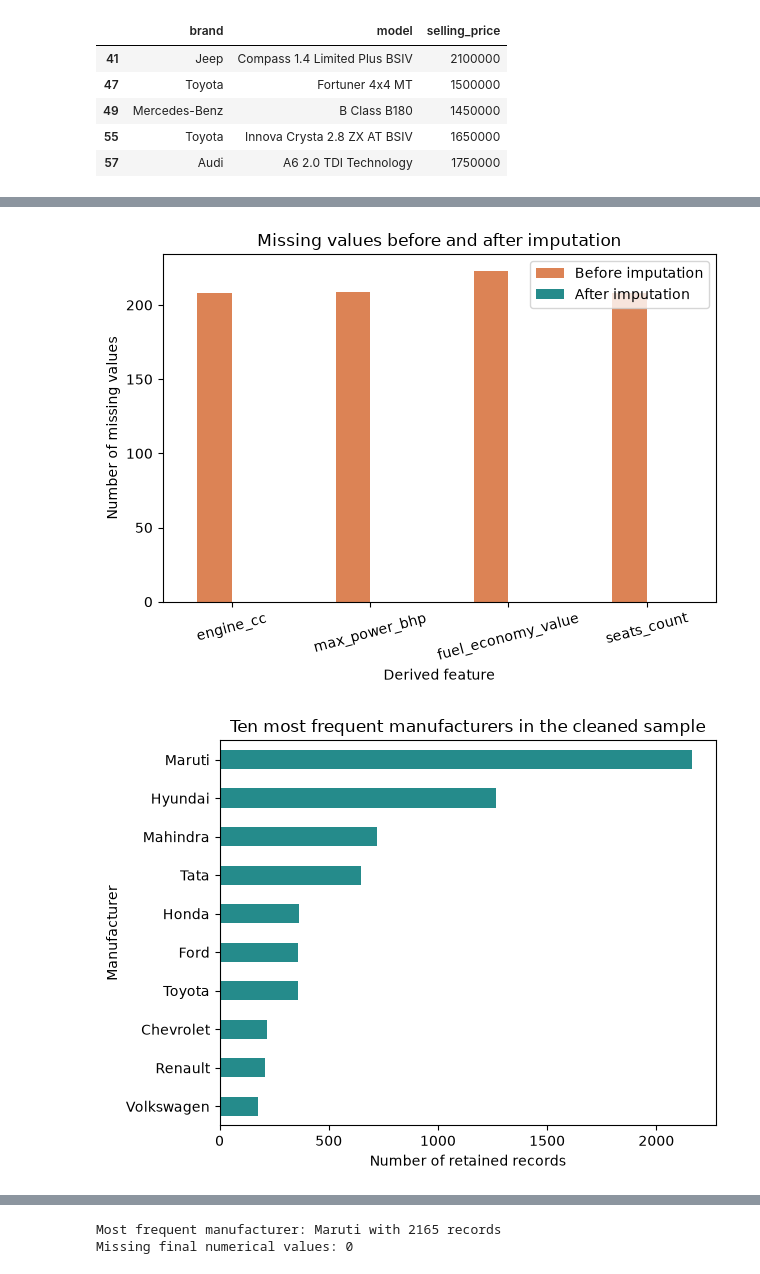
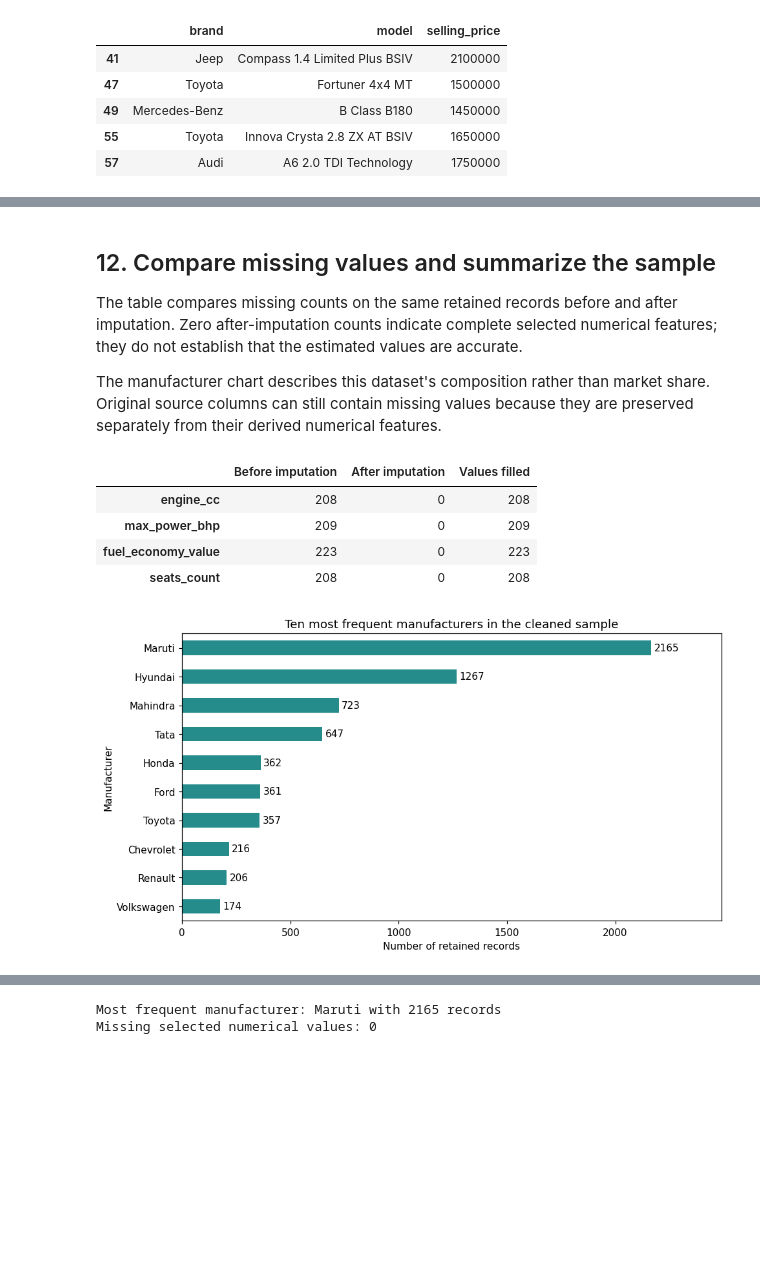
Before and after one commit to ricardo-mohammed/cleaning-imputation-outliers, a Jupyter notebook: notebooks/cleaning_lab.ipynb, the cells around one changed output, grey strips where cells are left out. Saved outputs shown, nothing was run; the diff lists cells and outputs as text; code cells hidden in the pictures; blank space fills up the shorter version.

```diff
--- a/notebooks/cleaning_lab.ipynb
+++ b/notebooks/cleaning_lab.ipynb
@@ -307,20 +311,22 @@ outliers. A small positive odometer value is not automatically invalid.
 # %%
-import datetime
-import numpy as np
 for col in ["year", "selling_price", "km_driven", "seats"]:
     cars_clean[col] = pd.to_numeric(cars_clean[col], errors="coerce")
-current_year = datetime.datetime.now(datetime.timezone.utc).year
+
+current_year = datetime.now(timezone.utc).year
 valid_essential = (
     cars_clean["year"].between(1886, current_year + 1)
+    & cars_clean["year"].mod(1).eq(0)
     & cars_clean["selling_price"].gt(0)
     & cars_clean["km_driven"].ge(0)
+    & cars_clean["km_driven"].mod(1).eq(0)
 ).fillna(False)
+
 invalid_rows = cars_clean.loc[~valid_essential].copy()
 cars_clean = cars_clean.loc[valid_essential].copy()
 cars_clean["year"] = cars_clean["year"].astype("int64")
 cars_clean["km_driven"] = cars_clean["km_driven"].astype("int64")
-# Seats are a discrete count; invalid or fractional counts become missing.
+
 valid_seats = cars_clean["seats"].gt(0) & cars_clean["seats"].mod(1).eq(0)
 cars_clean.loc[~valid_seats, "seats"] = np.nan
-print("Rows excluded by essential-field validity checks:", len(invalid_rows))
+print("Rows excluded by essential-field checks:", len(invalid_rows))
 # %% [output]
@@ -467,30 +466,46 @@ not market share. Fuel economy is plotted separately by unit.
+# %% [markdown]
+## 12. Compare missing values and summarize the sample
+The table compares missing counts on the same retained records before and after
+imputation. Zero after-imputation counts indicate complete selected numerical
+features; they do not establish that the estimated values are accurate.
+
+The manufacturer chart describes this dataset's composition rather than market
+share. Original source columns can still contain missing values because they
+are preserved separately from their derived numerical features.
 # %%
-before_counts = before_imputation[["engine_cc", "max_power_bhp", "fuel_economy_value", "seats"]].isna().sum()
+before_counts = before_imputation[
+    ["engine_cc", "max_power_bhp", "fuel_economy_value", "seats"]
+].isna().sum()
 before_counts.index = final_numeric
 after_counts = cars_clean[final_numeric].isna().sum()
-missing_chart = pd.DataFrame({"Before imputation": before_counts, "After imputation": after_counts})
-ax = missing_chart.plot.bar(color=["#dc8355", "#258b8b"], rot=15)
-ax.set(title="Missing values before and after imputation", xlabel="Derived feature", ylabel="Number of missing values")
+
+missing_comparison = pd.DataFrame({
+    "Before imputation": before_counts,
+    "After imputation": after_counts,
+    "Values filled": cars_clean[imputation_flags].sum().to_numpy(),
+})
+display(missing_comparison)
+
+brand_counts = cars_clean["brand"].value_counts().head(10)
+ax = brand_counts.sort_values().plot.barh(figsize=(9, 5), color="#258b8b")
+ax.set(
+    title="Ten most frequent manufacturers in the cleaned sample",
+    xlabel="Number of retained records",
+    ylabel="Manufacturer",
+)
+for bars in ax.containers:
+    ax.bar_label(bars, padding=3)
+ax.margins(x=0.15)
 plt.tight_layout()
 plt.show()
 
-brand_counts = cars_clean["brand"].value_counts().head(10)
-ax = brand_counts.sort_values().plot.barh(color="#258b8b")
-ax.set(title="Ten most frequent manufacturers in the cleaned sample", xlabel="Number of retained records", ylabel="Manufacturer")
-plt.tight_layout()
-plt.show()
-
-units = sorted(cars_clean["fuel_economy_unit"].dropna().unique())
-fig, axes = plt.subplots(1, len(units), figsize=(10, 4), squeeze=False)
-for ax, unit in zip(axes[0], units):
-    values = cars_clean.loc[cars_clean["fuel_economy_unit"].eq(unit), "fuel_economy_value"]
-    ax.hist(values, bins=20, color="#466b9c", edgecolor="white")
-    ax.set(title=f"Fuel economy ({unit})", xlabel=f"Fuel economy, {unit}", ylabel="Number of cars")
-fig.tight_layout()
-# fig.savefig(REPORTS / "fuel_economy_by_unit.png", dpi=150)
-plt.show()
-print("Most frequent manufacturer:", brand_counts.index[0], "with", int(brand_counts.iloc[0]), "records")
-print("Missing final numerical values:", int(after_counts.sum()))
+print("Most frequent manufacturer:", brand_counts.index[0],
+      "with", int(brand_counts.iloc[0]), "records")
+print("Missing selected numerical values:", int(after_counts.sum()))
 # %% [output]
+|  | Before imputation | After imputation | Values filled |
+| engine_cc | 208 | 0 | 208 |
+| max_power_bhp | 209 | 0 | 209 |
+| fuel_economy_value | 223 | 0 | 223 |
+| seats_count | 208 | 0 | 208 |
-[figure, old version]
+[figure, new version]
-[figure, removed]
@@ -498,2 +512,2 @@ print("Missing final numerical values:", int(after_counts.sum()))
 Most frequent manufacturer: Maruti with 2165 records
-Missing final numerical values: 0
+Missing selected numerical values: 0
```
Also changed, not shown: parts of 28 cells of this notebook, 1 other file.
